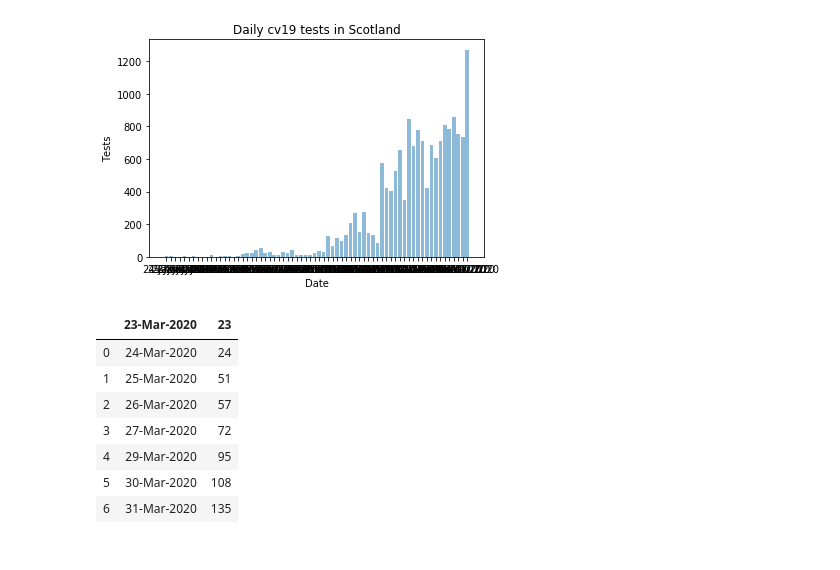
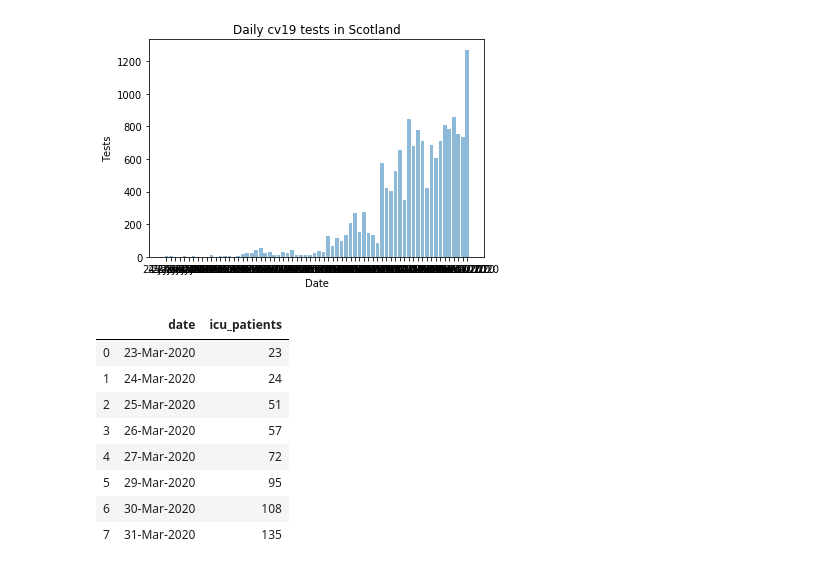
Before and after one commit to watty62/Scot_covid19, a Jupyter notebook: compare countries.ipynb, the cells around one changed output. Drawn from its saved outputs; the diff is of its cells as text; code cells hidden in the pictures.

```diff
--- a/compare countries.ipynb
+++ b/compare countries.ipynb
@@ -240,11 +237,12 @@ df_scotint = pd.read_csv('https://raw.githubusercontent.com/watty62/Scot_covid19
-# %%
-df_scotint
-# %% [output]
-|  | 23-Mar-2020 | 23 |
-| 0 | 24-Mar-2020 | 24 |
-| 1 | 25-Mar-2020 | 51 |
-| 2 | 26-Mar-2020 | 57 |
-| 3 | 27-Mar-2020 | 72 |
-| 4 | 29-Mar-2020 | 95 |
-| 5 | 30-Mar-2020 | 108 |
-| 6 | 31-Mar-2020 | 135 |
+# %%
+df_scoticu
+# %% [output]
+|  | date | icu_patients |
+| 0 | 23-Mar-2020 | 23 |
+| 1 | 24-Mar-2020 | 24 |
+| 2 | 25-Mar-2020 | 51 |
+| 3 | 26-Mar-2020 | 57 |
+| 4 | 27-Mar-2020 | 72 |
+| 5 | 29-Mar-2020 | 95 |
+| 6 | 30-Mar-2020 | 108 |
+| 7 | 31-Mar-2020 | 135 |
```
Also changed, not shown: parts of 5 cells of this notebook, 1 other file.
